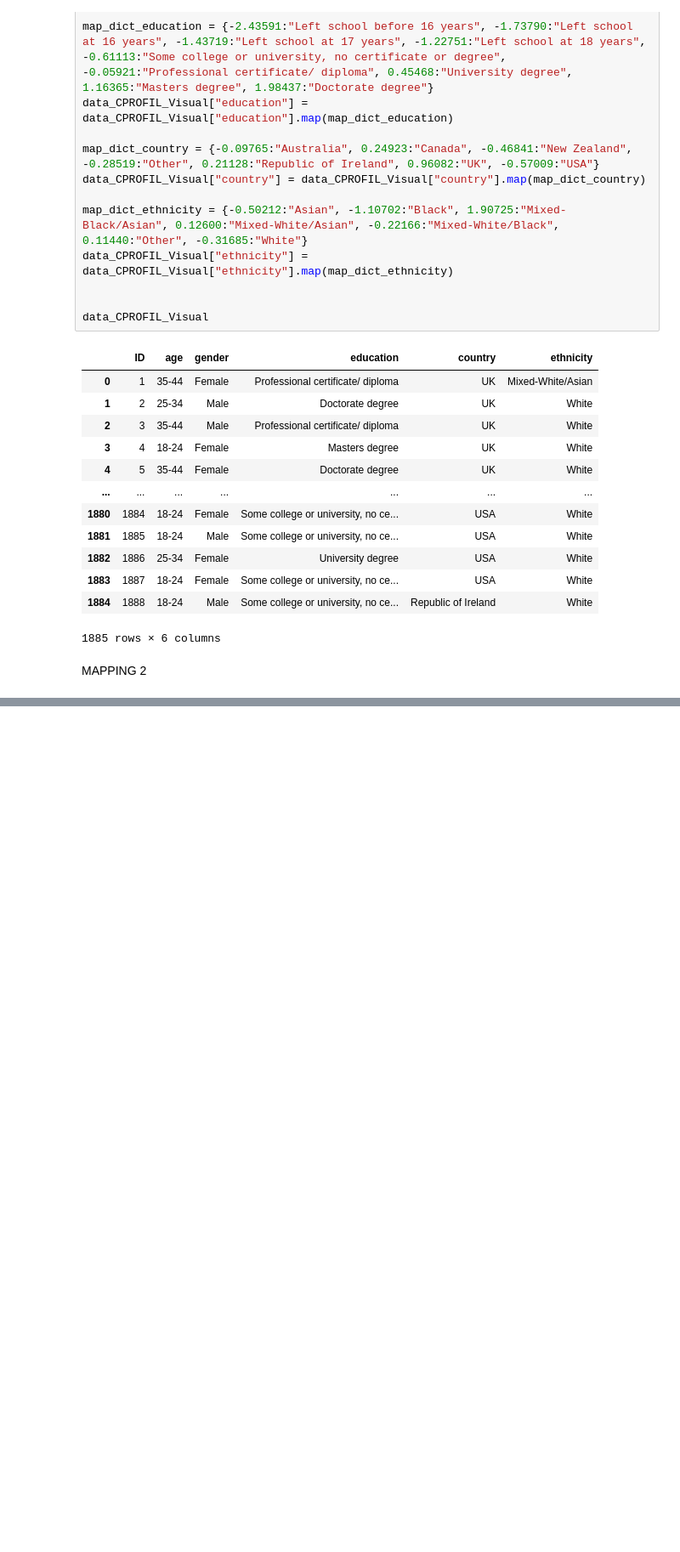
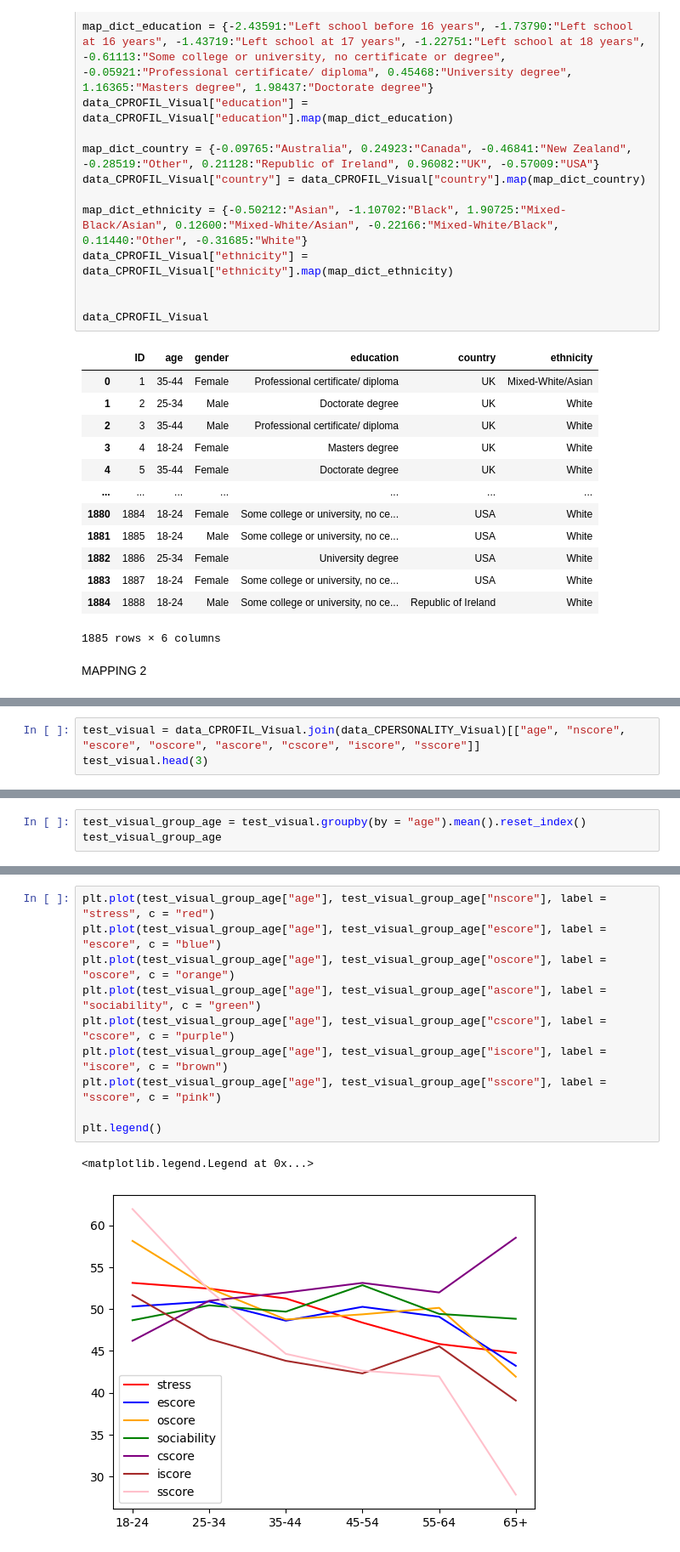
Before and after one commit to RayaneBDJ/Data-Analysis, a Jupyter notebook: FinalTP.ipynb, the cells around one changed output, grey strips where cells are left out. Shown at 85% size. Saved outputs shown, nothing was run; the diff lists cells and outputs as text; blank space fills up the shorter version.

```diff
--- a/FinalTP.ipynb
+++ b/FinalTP.ipynb
@@ -399,0 +398,3 @@ data_CDRUG_Visual
+# %%
+test_visual = data_CPROFIL_Visual.join(data_CPERSONALITY_Visual)[["age", "nscore", "escore", "oscore", "ascore", "cscore", "iscore", "sscore"]]
+test_visual.head(3)
@@ -399,0 +406,3 @@ data_CDRUG_Visual
+# %%
+test_visual_group_age = test_visual.groupby(by = "age").mean().reset_index()
+test_visual_group_age
@@ -399,0 +417,13 @@ data_CDRUG_Visual
+# %%
+plt.plot(test_visual_group_age["age"], test_visual_group_age["nscore"], label = "stress", c = "red")
+plt.plot(test_visual_group_age["age"], test_visual_group_age["escore"], label = "escore", c = "blue")
+plt.plot(test_visual_group_age["age"], test_visual_group_age["oscore"], label = "oscore", c = "orange")
+plt.plot(test_visual_group_age["age"], test_visual_group_age["ascore"], label = "sociability", c = "green")
+plt.plot(test_visual_group_age["age"], test_visual_group_age["cscore"], label = "cscore", c = "purple")
+plt.plot(test_visual_group_age["age"], test_visual_group_age["iscore"], label = "iscore", c = "brown")
+plt.plot(test_visual_group_age["age"], test_visual_group_age["sscore"], label = "sscore", c = "pink")
+
+plt.legend()
+# %% [output]
+<matplotlib.legend.Legend at 0x...>
+[figure, added]
```
Also changed, not shown: parts of 16 cells of this notebook.
